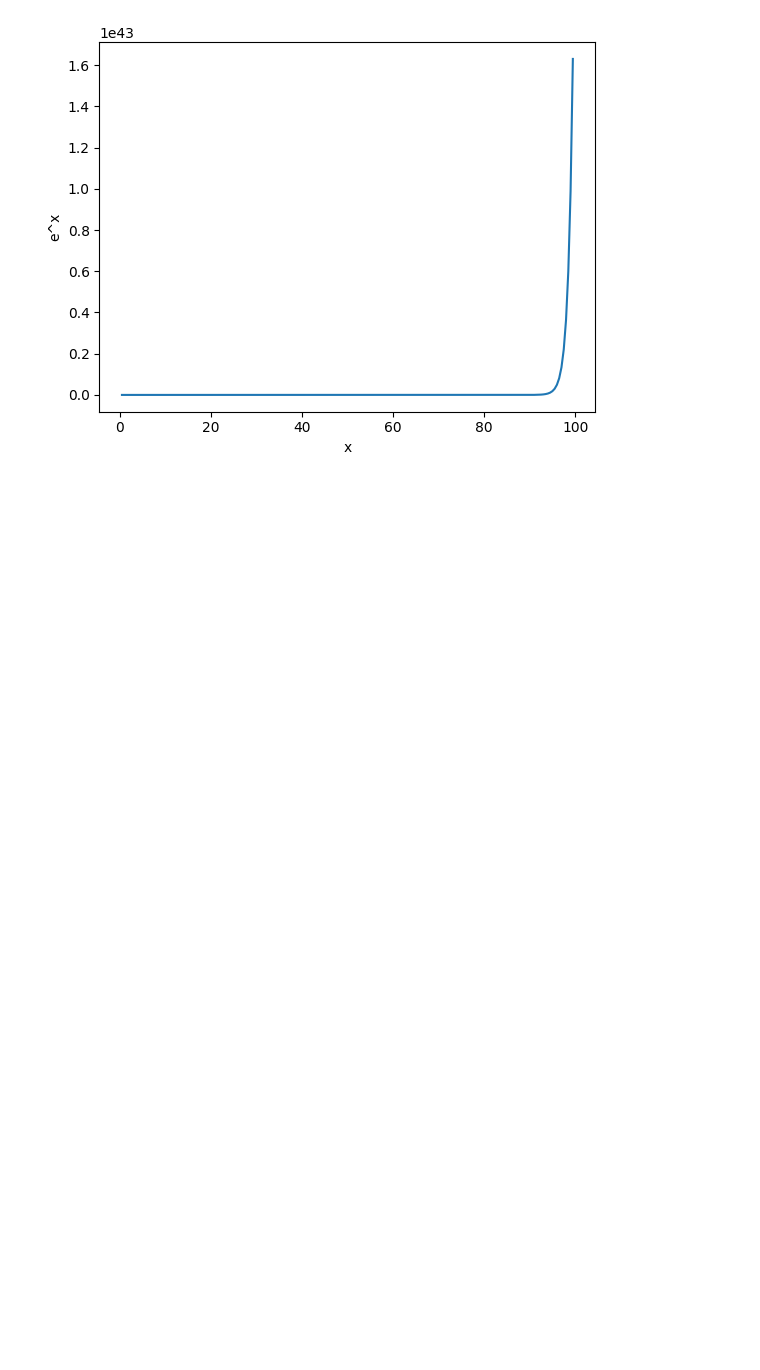
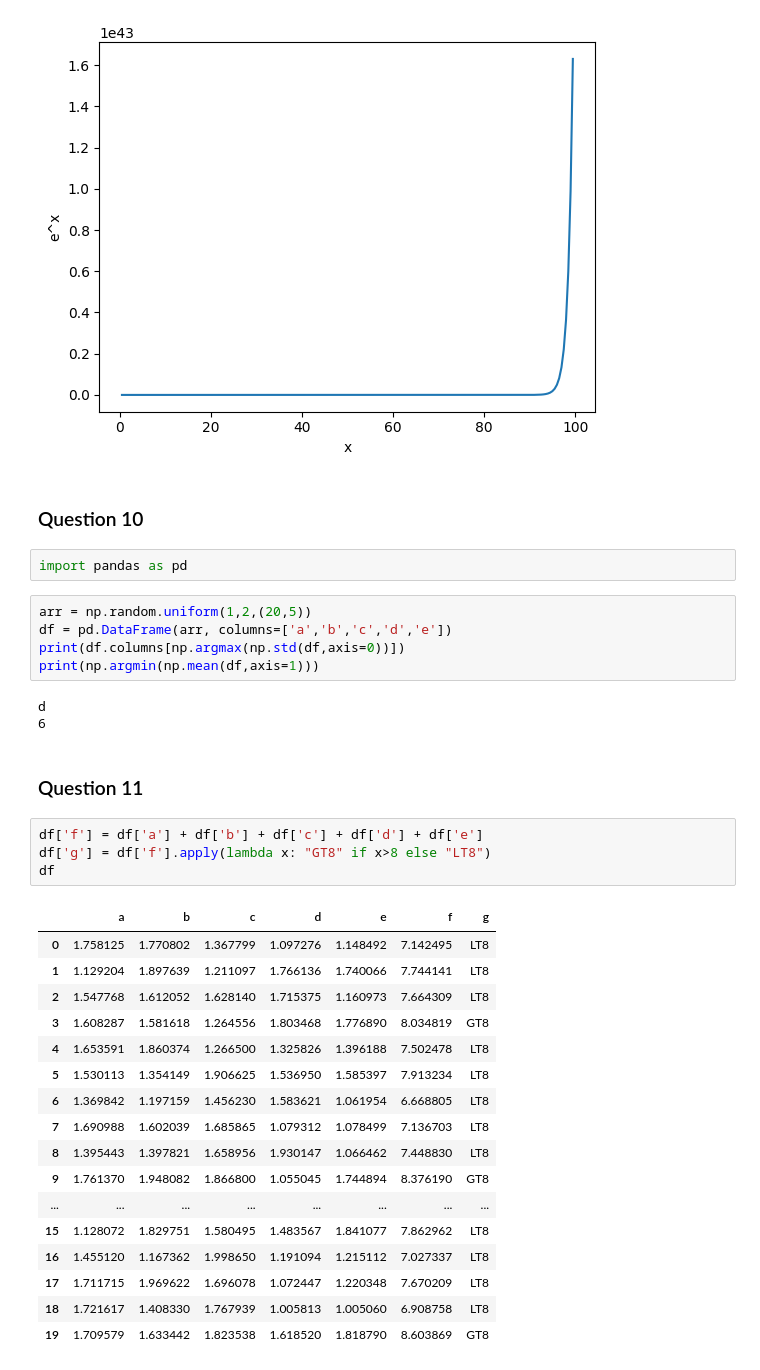
Before and after one commit to SRocks04/Shubh_ML, a Jupyter notebook: Exam.ipynb, the cells around one changed output. Saved outputs shown, nothing was run; the diff lists cells and outputs as text; blank space fills up the shorter version.

```diff
--- a/Exam.ipynb
+++ b/Exam.ipynb
@@ -259,3 +259,39 @@ plt.ylabel("e^x")
 # %% [output]
 Text(0, 0.5, 'e^x')
 [figure]
+# %% [markdown]
+### Question 10
+# %%
+import pandas as pd
+# %%
+arr = np.random.uniform(1,2,(20,5))
+df = pd.DataFrame(arr, columns=['a','b','c','d','e'])
+print(df.columns[np.argmax(np.std(df,axis=0))])
+print(np.argmin(np.mean(df,axis=1)))
+# %% [output]
+d
+6
+# %% [markdown]
+### Question 11
+# %%
+df['f'] = df['a'] + df['b'] + df['c'] + df['d'] + df['e']
+df['g'] = df['f'].apply(lambda x: "GT8" if x>8 else "LT8")
+df
+# %% [output]
+|  | a | b | c | d | e | f | g |
+| 0 | 1.758125 | 1.770802 | 1.367799 | 1.097276 | 1.148492 | 7.142495 | LT8 |
+| 1 | 1.129204 | 1.897639 | 1.211097 | 1.766136 | 1.740066 | 7.744141 | LT8 |
+| 2 | 1.547768 | 1.612052 | 1.628140 | 1.715375 | 1.160973 | 7.664309 | LT8 |
+| 3 | 1.608287 | 1.581618 | 1.264556 | 1.803468 | 1.776890 | 8.034819 | GT8 |
+| 4 | 1.653591 | 1.860374 | 1.266500 | 1.325826 | 1.396188 | 7.502478 | LT8 |
+| 5 | 1.530113 | 1.354149 | 1.906625 | 1.536950 | 1.585397 | 7.913234 | LT8 |
+| 6 | 1.369842 | 1.197159 | 1.456230 | 1.583621 | 1.061954 | 6.668805 | LT8 |
+| 7 | 1.690988 | 1.602039 | 1.685865 | 1.079312 | 1.078499 | 7.136703 | LT8 |
+| 8 | 1.395443 | 1.397821 | 1.658956 | 1.930147 | 1.066462 | 7.448830 | LT8 |
+| 9 | 1.761370 | 1.948082 | 1.866800 | 1.055045 | 1.744894 | 8.376190 | GT8 |
+| ... | ... | ... | ... | ... | ... | ... | ... |
+| 15 | 1.128072 | 1.829751 | 1.580495 | 1.483567 | 1.841077 | 7.862962 | LT8 |
+| 16 | 1.455120 | 1.167362 | 1.998650 | 1.191094 | 1.215112 | 7.027337 | LT8 |
+| 17 | 1.711715 | 1.969622 | 1.696078 | 1.072447 | 1.220348 | 7.670209 | LT8 |
+| 18 | 1.721617 | 1.408330 | 1.767939 | 1.005813 | 1.005060 | 6.908758 | LT8 |
+| 19 | 1.709579 | 1.633442 | 1.823538 | 1.618520 | 1.818790 | 8.603869 | GT8 |
```
Also changed, not shown: parts of 4 cells of this notebook.
